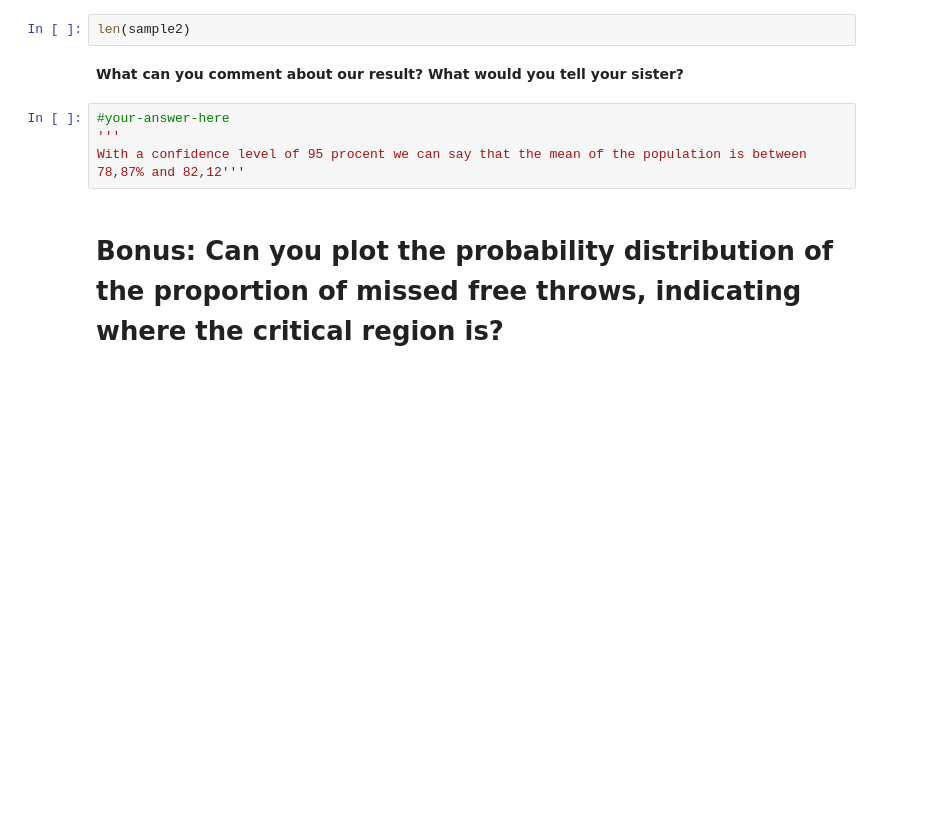
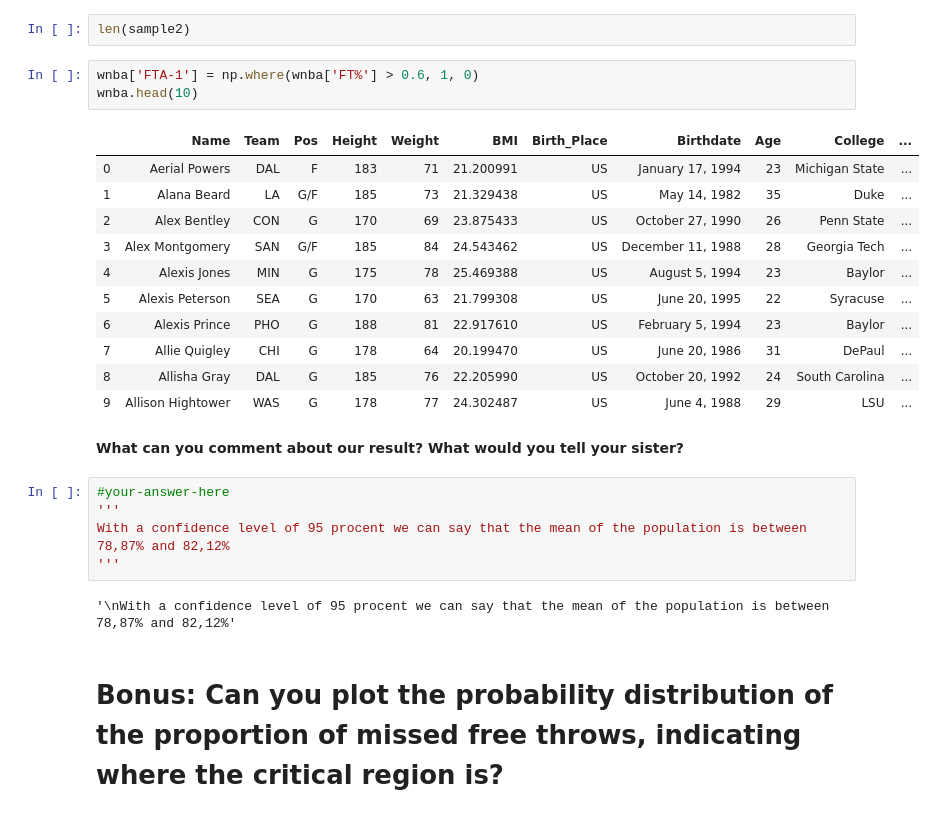
Before and after one commit to PatrickColijn/dataV2-labs, a Jupyter notebook: module-2/M2-mini-project2/your-code/3.-Inferential-Analysis.ipynb, the cells around one changed output. Cells and saved outputs as stored; diff of their text form; blank space fills up the shorter version.

```diff
--- a/module-2/M2-mini-project2/your-code/3.-Inferential-Analysis.ipynb
+++ b/module-2/M2-mini-project2/your-code/3.-Inferential-Analysis.ipynb
@@ -180,11 +204,29 @@ stats.norm.interval(0.95, loc=loc, scale=scale)
 (0.7886506733549887, 0.8211277732097)
 # %%
 len(sample2)
+# %%
+wnba['FTA-1'] = np.where(wnba['FT%'] > 0.6, 1, 0)
+wnba.head(10)
+# %% [output]
+|  | Name | Team | Pos | Height | Weight | BMI | Birth_Place | Birthdate | Age | College | ... |
+| 0 | Aerial Powers | DAL | F | 183 | 71 | 21.200991 | US | January 17, 1994 | 23 | Michigan State | ... |
+| 1 | Alana Beard | LA | G/F | 185 | 73 | 21.329438 | US | May 14, 1982 | 35 | Duke | ... |
+| 2 | Alex Bentley | CON | G | 170 | 69 | 23.875433 | US | October 27, 1990 | 26 | Penn State | ... |
+| 3 | Alex Montgomery | SAN | G/F | 185 | 84 | 24.543462 | US | December 11, 1988 | 28 | Georgia Tech | ... |
+| 4 | Alexis Jones | MIN | G | 175 | 78 | 25.469388 | US | August 5, 1994 | 23 | Baylor | ... |
+| 5 | Alexis Peterson | SEA | G | 170 | 63 | 21.799308 | US | June 20, 1995 | 22 | Syracuse | ... |
+| 6 | Alexis Prince | PHO | G | 188 | 81 | 22.917610 | US | February 5, 1994 | 23 | Baylor | ... |
+| 7 | Allie Quigley | CHI | G | 178 | 64 | 20.199470 | US | June 20, 1986 | 31 | DePaul | ... |
+| 8 | Allisha Gray | DAL | G | 185 | 76 | 22.205990 | US | October 20, 1992 | 24 | South Carolina | ... |
+| 9 | Allison Hightower | WAS | G | 178 | 77 | 24.302487 | US | June 4, 1988 | 29 | LSU | ... |
 # %% [markdown]
 **What can you comment about our result? What would you tell your sister?**
 # %%
 #your-answer-here
 '''
-With a confidence level of 95 procent we can say that the mean of the population is between 78,87% and 82,12'''
+With a confidence level of 95 procent we can say that the mean of the population is between 78,87% and 82,12%
+'''
+# %% [output]
+'\nWith a confidence level of 95 procent we can say that the mean of the population is between 78,87% and 82,12%'
 # %% [markdown]
 # Bonus: Can you plot the probability distribution of the proportion of missed free throws, indicating where the critical region is?
```
Also changed, not shown: parts of 12 cells of this notebook, 9 other files.
